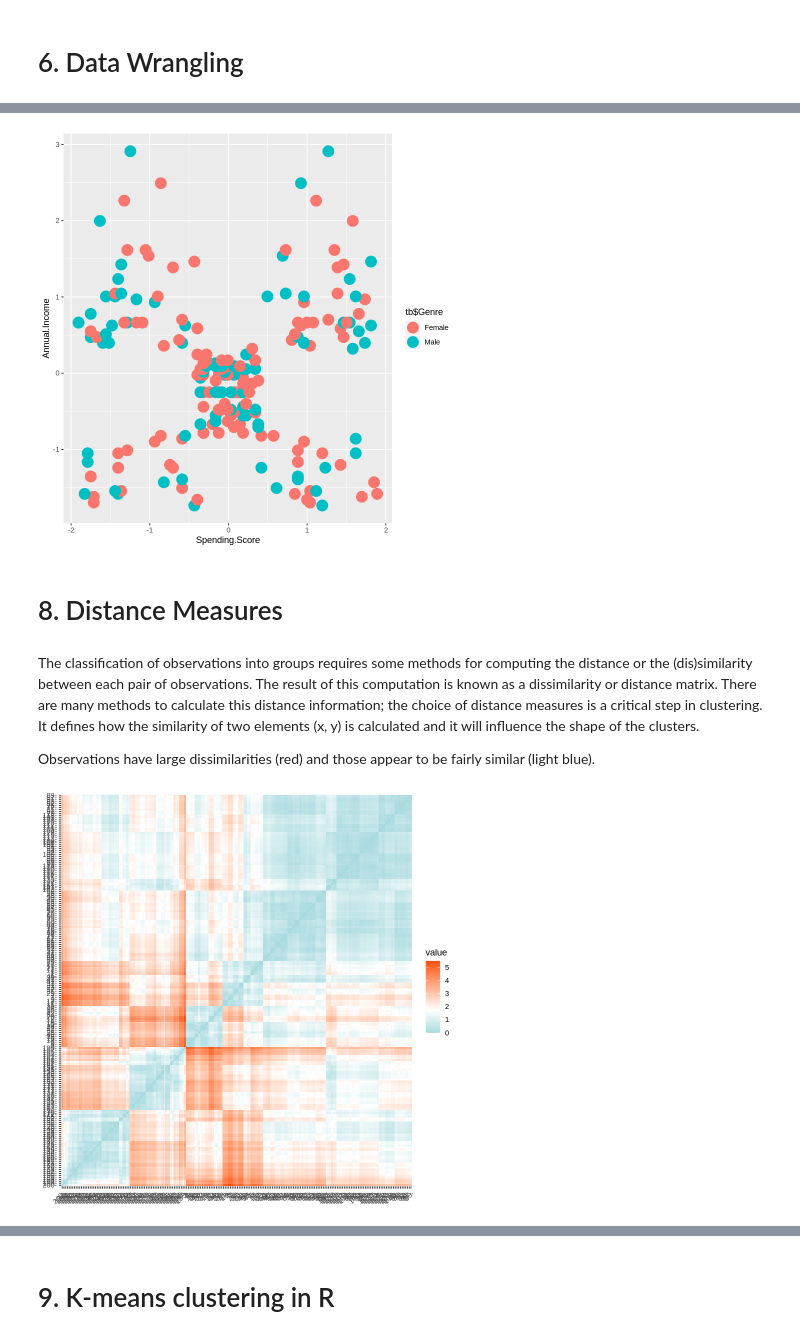
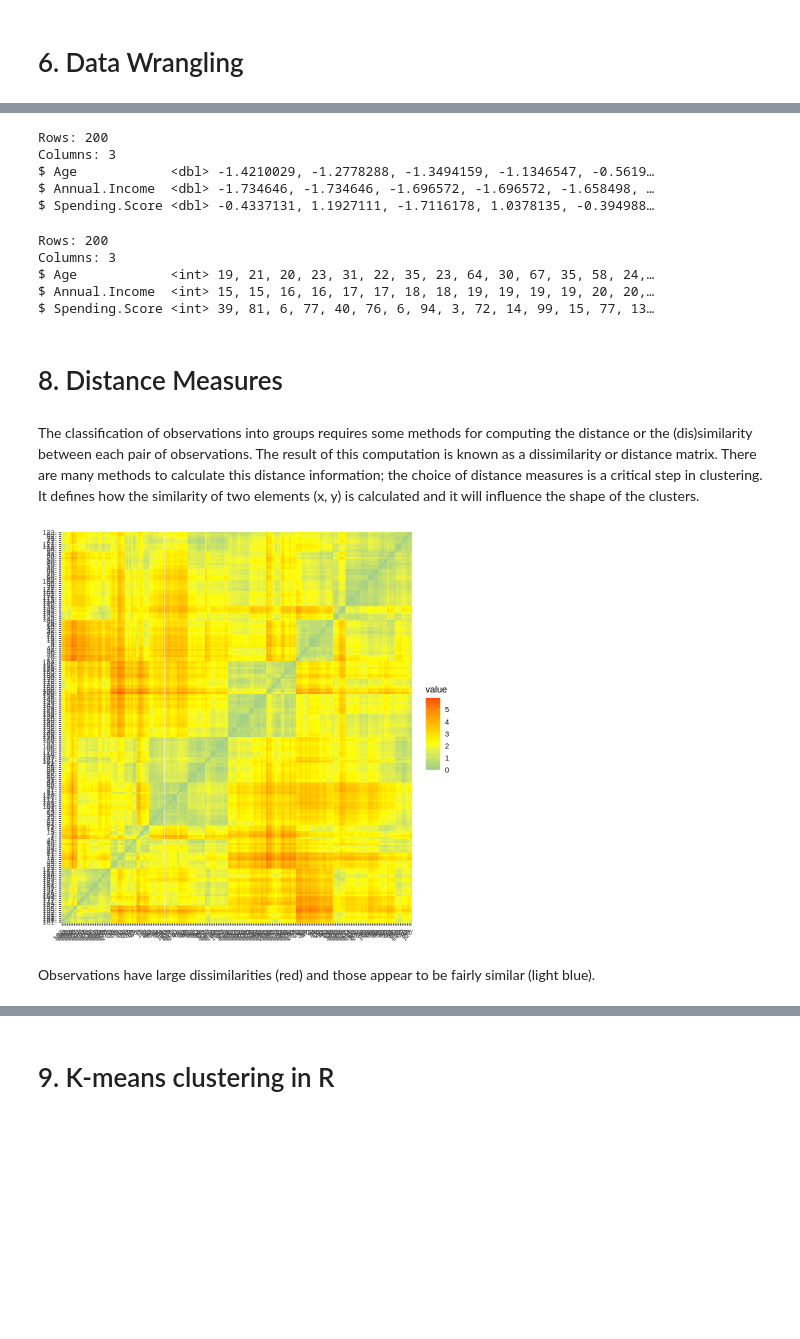
Before and after one commit to nv-hiep/customer_clustering, a Jupyter notebook: Customer_Segmentation_with_Kmeans_using_R.ipynb, the cells around one changed output, grey strips where cells are left out. Cells and saved outputs as stored; diff of their text form; code cells hidden in the pictures; blank space fills up the shorter version.

```diff
--- a/Customer_Segmentation_with_Kmeans_using_R.ipynb
+++ b/Customer_Segmentation_with_Kmeans_using_R.ipynb
@@ -177,7 +183,7 @@ tb <- na.omit(tb)
 # as categorical variables are discrete and do not have any natural origin.
 # So computing euclidean distance for such as space is not meaningful.
 
-df <- tb %>%
-         select(Annual.Income, Spending.Score) %>% as_tibble()
-head(df,4)
+tb_scaled <- tb %>%
+         select(Age, Annual.Income, Spending.Score) %>% as_tibble()
+head(tb_scaled,4)
 # %% [output]
@@ -193,6 +199,6 @@ A tibble: 4 × 2
 # we start by scaling/standardizing the data using the R function scale.
 
 # Standardize the data
-df <- scale(df) %>% as_tibble()
-head(df,5)
+tb_scaled <- scale(tb_scaled) %>% as_tibble()
+head(tb_scaled,4)
 # %% [output]
@@ -225,18 +230,29 @@ $ Spending.Score.Scaled <dbl> -0.4337131, 1.1927111, -1.7116178, 1.0378135, -0
-# %%
-# A basic scatterplot with color depending on Species
-ggplot(df, aes(x=Spending.Score, y=Annual.Income, color = tb$Genre)) +
-     geom_point(size=6)
-# %% [output]
-[figure, removed]
+# %%
+glimpse(tb_scaled)
+# %% [output]
+Rows: 200
+Columns: 3
+$ Age            <dbl> -1.4210029, -1.2778288, -1.3494159, -1.1346547, -0.5619…
+$ Annual.Income  <dbl> -1.734646, -1.734646, -1.696572, -1.696572, -1.658498, …
+$ Spending.Score <dbl> -0.4337131, 1.1927111, -1.7116178, 1.0378135, -0.394988…
+# %%
+glimpse(df)
+# %% [output]
+Rows: 200
+Columns: 3
+$ Age            <int> 19, 21, 20, 23, 31, 22, 35, 23, 64, 30, 67, 35, 58, 24,…
+$ Annual.Income  <int> 15, 15, 16, 16, 17, 17, 18, 18, 19, 19, 19, 19, 20, 20,…
+$ Spending.Score <int> 39, 81, 6, 77, 40, 76, 6, 94, 3, 72, 14, 99, 15, 77, 13…
 # %% [markdown]
 # 8. Distance Measures
 # %% [markdown]
 The classification of observations into groups requires some methods for computing the distance or the (dis)similarity between each pair of observations. The result of this computation is known as a dissimilarity or distance matrix. There are many methods to calculate this distance information; the choice of distance measures is a critical step in clustering. It defines how the similarity of two elements (x, y) is calculated and it will influence the shape of the clusters.
-
-Observations have large dissimilarities (red) and those appear to be fairly similar (light blue).
 # %%
-d <- get_dist(df, method = "euclidean")
-# fviz_dist(distance, gradient = list(low = "#00AFBB", mid = "white", high = "#FC4E07"))
-fviz_dist(d, gradient = list(low = "#00AFBB", mid = "white", high = "#FC4E07"))
+# Euclidean distance
+d <- get_dist(tb_scaled, method = "euclidean")
+# fviz_dist(d, gradient = list(low = "#00AFBB", mid = "white", high = "#FC4E07"))
+fviz_dist(d, gradient = list(low = "#00AFBB", mid = "yellow", high = "#FC4E07"))
 # %% [output]
-[figure, old version]
+[figure, new version]
+# %% [markdown]
+Observations have large dissimilarities (red) and those appear to be fairly similar (light blue).
```
Also changed, not shown: parts of 61 cells of this notebook.
